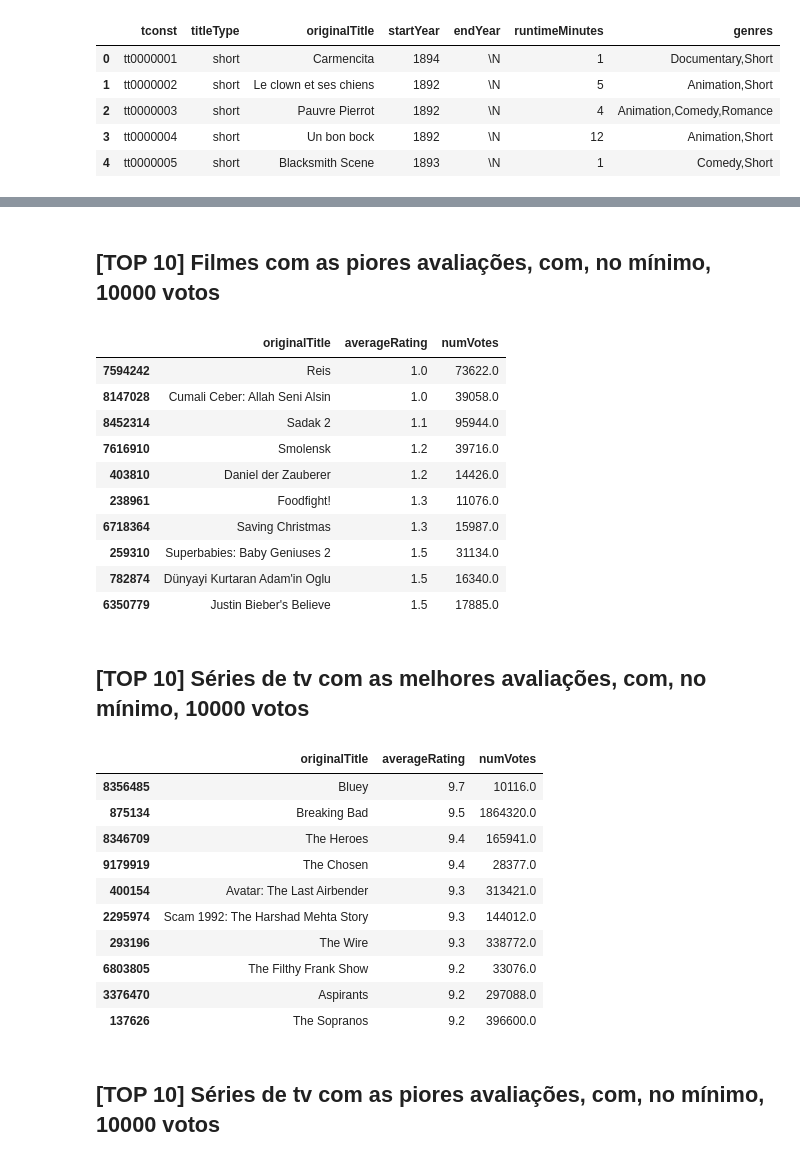
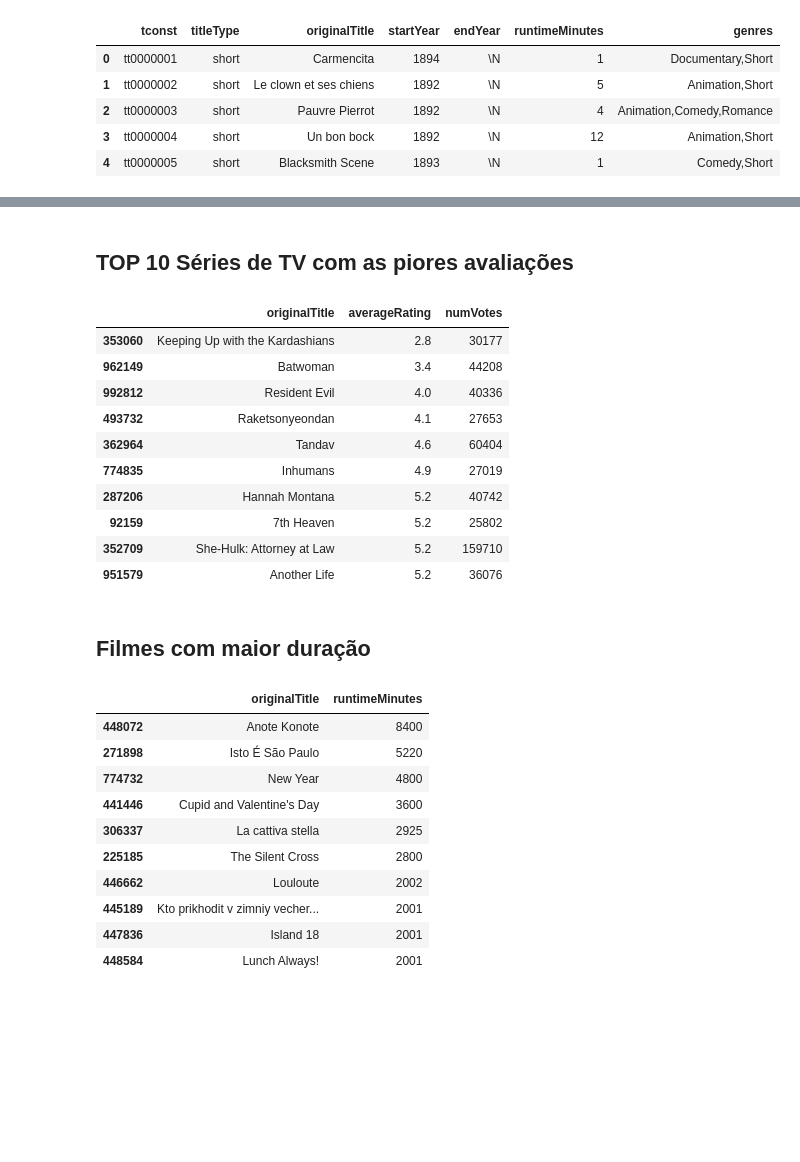
Before and after one commit to LRLeite/Data-Analytics, a Jupyter notebook: IMDb.ipynb, the cells around one changed output, grey strips where cells are left out. Saved outputs shown, nothing was run; the diff lists cells and outputs as text; code cells hidden in the pictures; blank space fills up the shorter version.

```diff
--- a/IMDb.ipynb
+++ b/IMDb.ipynb
@@ -43,4 +59,5 @@ ratings.head()
 # %%
-avaliation = pd.merge(basics[['tconst', 'titleType', 'originalTitle']], ratings[['tconst','averageRating', 'numVotes']], on = 'tconst', how = 'left')
+#Join
+avaliation = pd.merge(basics[['tconst', 'titleType', 'originalTitle', 'startYear', 'runtimeMinutes']].loc[basics.titleType.isin(['movie', 'tvMovie', 'tvSeries'])], ratings[['tconst','averageRating', 'numVotes']], on = 'tconst', how = 'left')
 avaliation.head()
 # %% [output]
@@ -59,0 +89,8 @@ array(['short', 'movie', 'tvSeries', 'tvShort', 'tvMovie', 'tvEpisode',
+# %%
+#Substituir os valores "\\N", para converter as colunas para tipo númerico na sequência
+cols = ['startYear', 'endYear', 'runtimeMinutes']
+avaliation[cols] = basics[cols].replace({'\\N': np.nan})
+# %%
+#Converter colunas para tipo inteiro
+avaliation[['startYear', 'endYear', 'runtimeMinutes']] = avaliation[['startYear', 'endYear', 'runtimeMinutes']].astype('float') #é necessário converter primeiro para float para depois passar para int
+avaliation[['startYear', 'endYear', 'runtimeMinutes', 'numVotes']] = avaliation[['startYear', 'endYear', 'runtimeMinutes', 'numVotes']].astype('Int64')
@@ -76,35 +232,34 @@ avaliation[['originalTitle', 'averageRating', 'numVotes']].loc[(avaliation.title
 # %% [markdown]
-## **[TOP 10] Filmes com as piores avaliações, com, no mínimo, 10000 votos**
+## **TOP 10 Séries de TV com as piores avaliações**
 # %%
-avaliation[['originalTitle', 'averageRating', 'numVotes']].loc[(avaliation.titleType == 'movie') & (avaliation.numVotes >= 10000 )].sort_values(by = 'averageRating').head(10)
+avaliation[['originalTitle', 'averageRating', 'numVotes']].loc[(avaliation.titleType == 'tvSeries') & (avaliation.numVotes >= 25000 )].sort_values(by = 'averageRating').head(10)
 # %% [output]
 |  | originalTitle | averageRating | numVotes |
-| 7594242 | Reis | 1.0 | 73622.0 |
-| 8147028 | Cumali Ceber: Allah Seni Alsin | 1.0 | 39058.0 |
-| 8452314 | Sadak 2 | 1.1 | 95944.0 |
-| 7616910 | Smolensk | 1.2 | 39716.0 |
-| 403810 | Daniel der Zauberer | 1.2 | 14426.0 |
-| 238961 | Foodfight! | 1.3 | 11076.0 |
-| 6718364 | Saving Christmas | 1.3 | 15987.0 |
-| 259310 | Superbabies: Baby Geniuses 2 | 1.5 | 31134.0 |
-| 782874 | Dünyayi Kurtaran Adam'in Oglu | 1.5 | 16340.0 |
-| 6350779 | Justin Bieber's Believe | 1.5 | 17885.0 |
+| 353060 | Keeping Up with the Kardashians | 2.8 | 30177 |
+| 962149 | Batwoman | 3.4 | 44208 |
+| 992812 | Resident Evil | 4.0 | 40336 |
+| 493732 | Raketsonyeondan | 4.1 | 27653 |
+| 362964 | Tandav | 4.6 | 60404 |
+| 774835 | Inhumans | 4.9 | 27019 |
+| 287206 | Hannah Montana | 5.2 | 40742 |
+| 92159 | 7th Heaven | 5.2 | 25802 |
+| 352709 | She-Hulk: Attorney at Law | 5.2 | 159710 |
+| 951579 | Another Life | 5.2 | 36076 |
-# %% [markdown]
-## **[TOP 10] Séries de tv com as melhores avaliações, com, no mínimo, 10000 votos**
+# %% [markdown]
+## **Filmes com maior duração**
 # %%
-avaliation[['originalTitle', 'averageRating', 'numVotes']].loc[(avaliation.titleType == 'tvSeries') & (avaliation.numVotes > 10000 )].sort_values(by = 'averageRating', ascending = False).head(10)
+#Filmes
+avaliation[['originalTitle', 'runtimeMinutes']].loc[avaliation.titleType == 'movie'].sort_values(by = 'runtimeMinutes', ascending = False).head(10)
 # %% [output]
-|  | originalTitle | averageRating | numVotes |
-| 8356485 | Bluey | 9.7 | 10116.0 |
-| 875134 | Breaking Bad | 9.5 | 1864320.0 |
-| 8346709 | The Heroes | 9.4 | 165941.0 |
-| 9179919 | The Chosen | 9.4 | 28377.0 |
-| 400154 | Avatar: The Last Airbender | 9.3 | 313421.0 |
-| 2295974 | Scam 1992: The Harshad Mehta Story | 9.3 | 144012.0 |
-| 293196 | The Wire | 9.3 | 338772.0 |
-| 6803805 | The Filthy Frank Show | 9.2 | 33076.0 |
-| 3376470 | Aspirants | 9.2 | 297088.0 |
-| 137626 | The Sopranos | 9.2 | 396600.0 |
+|  | originalTitle | runtimeMinutes |
+| 448072 | Anote Konote | 8400 |
+| 271898 | Isto É São Paulo | 5220 |
+| 774732 | New Year | 4800 |
+| 441446 | Cupid and Valentine's Day | 3600 |
+| 306337 | La cattiva stella | 2925 |
+| 225185 | The Silent Cross | 2800 |
+| 446662 | Louloute | 2002 |
+| 445189 | Kto prikhodit v zimniy vecher... | 2001 |
+| 447836 | Island 18 | 2001 |
+| 448584 | Lunch Always! | 2001 |
-# %% [markdown]
-## **[TOP 10] Séries de tv com as piores avaliações, com, no mínimo, 10000 votos**
 # %%
```
Also changed, not shown: parts of 25 cells of this notebook.
